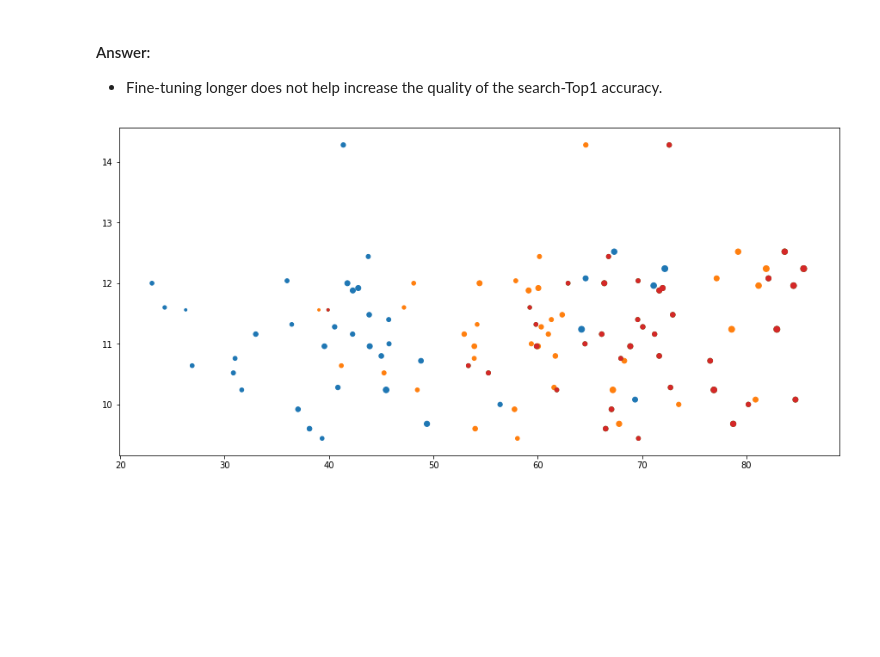
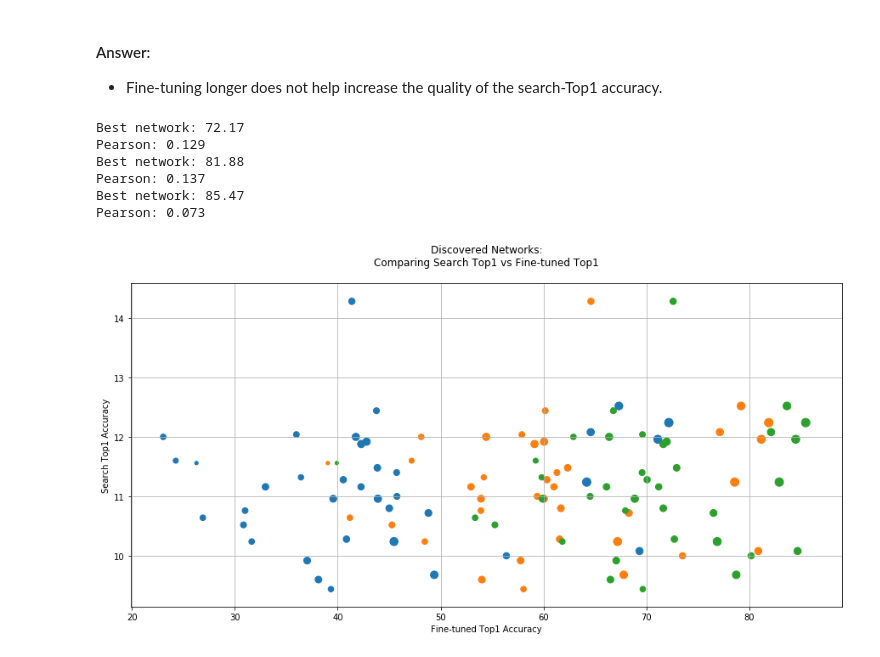
Before and after one commit to IntelLabs/distiller, a Jupyter notebook: examples/auto_compression/amc/jupyter/amc_random.ipynb, the cells around one changed output. Drawn from its saved outputs; the diff is of its cells as text; code cells hidden in the pictures; blank space fills up the shorter version.

```diff
--- a/examples/auto_compression/amc/jupyter/amc_random.ipynb
+++ b/examples/auto_compression/amc/jupyter/amc_random.ipynb
@@ -100,12 +108,17 @@ df_thesis3 = pd.read_csv(os.path.join(fpath, "ft_3epoch_results.csv"))
 df_thesis6 = pd.read_csv(os.path.join(fpath, "ft_6epoch_results.csv"))
 df_thesis20 = pd.read_csv(os.path.join(fpath, "ft_20epoch_results.csv"))
 
-plt.figure(figsize=(15,7))
-plt.scatter(df_thesis.top1, df_thesis.search_top1, s=df_thesis.macs)
-plt.scatter(df_thesis3.top1, df_thesis3.search_top1, s=df_thesis3.macs)
-plt.scatter(df_thesis6.top1, df_thesis6.search_top1, s=df_thesis6.macs)
-plt.scatter(df_thesis20.top1, df_thesis20.search_top1, s=df_thesis20.macs)
+def plot_networks2(df):
+    size = df.macs / max(df.macs) * 100
+    plt.scatter(df.top1, df.search_top1, s=size)
+    print("Best network: %.2f" % max(df.top1))
+    df_sorted = df.sort_values(by=['top1'], inplace=False, ascending=False)
 
 
-print("Pearson: %.3f" % pearsonr(df_thesis20.top1, df_thesis.search_top1)[0])
+create_fig("Discovered Networks:\nComparing Search Top1 vs Fine-tuned Top1\n",
+           "Fine-tuned Top1 Accuracy",
+           "Search Top1 Accuracy")
+for df in (df_thesis, df_thesis3, df_thesis6, df_thesis20):
+    plot_networks2(df)
+    print("Pearson: %.3f" % pearsonr(df.top1, df.search_top1)[0])
 # %% [output]
@@ -113,0 +143,8 @@ Pearson: 0.594
+# %%
+create_fig("Discovered Networks:\nComparing Search Top1 vs Fine-tuned Top1\nsearch_top1 > 20%",
+           "Fine-tuned Top1 Accuracy",
+           "Search Top1 Accuracy")
+for df in (df_thesis, df_thesis3, df_thesis6, df_thesis20):
+    df = df[df['search_top1'] > 20]
+    plot_networks2(df)
+    print("Pearson: %.3f" % pearsonr(df.top1, df.search_top1)[0])
@@ -132,18 +172,24 @@ time python parallel-finetune.py --scan-dir=/experiments/amc/plain20-random-reco
 # %%
 fpath = os.path.join(EXPERIMENTS_DIR,
                      "plain20-random-l1_rank",
                      "2019.07.21-004045")
 
 df_baseline6 = pd.read_csv(os.path.join(fpath, "ft_6epoch_results.csv"))
 df_baseline20 = pd.read_csv(os.path.join(fpath, "ft_20epoch_results.csv"))
-df_baseline60 = pd.read_csv(os.path.join(fpath, "ft_20epoch_results.csv"))
+#df_baseline60 = pd.read_csv(os.path.join(fpath, "ft_60epoch_results.csv"))
 
-plt.figure(figsize=(15,7))
 
-def plot_results(df):
-    plt.scatter(df.top1, df.search_top1, s=df.macs)
-
-for df in (df_baseline, df_baseline6, df_baseline20, df_baseline60):
-    plot_results(df)
+create_fig("Discovered Networks:\nComparing Search Top1 vs Fine-tuned Top1\n",
+           xlabel="Fine-tuned Top1 Accuracy",
+           ylabel="Search Top1 Accuracy")
+for df in (df_baseline, df_baseline6, df_baseline20): #, df_baseline60):
+    plot_networks2(df)
+    print("Pearson: %.3f" % pearsonr(df.top1, df.search_top1)[0])
 # %% [output]
+Best network: 72.17
+Pearson: 0.129
+Best network: 81.88
+Pearson: 0.137
+Best network: 85.47
+Pearson: 0.073
-[figure, old version]
+[figure, new version]
```
Also changed, not shown: parts of 12 cells of this notebook, 3 other files.
